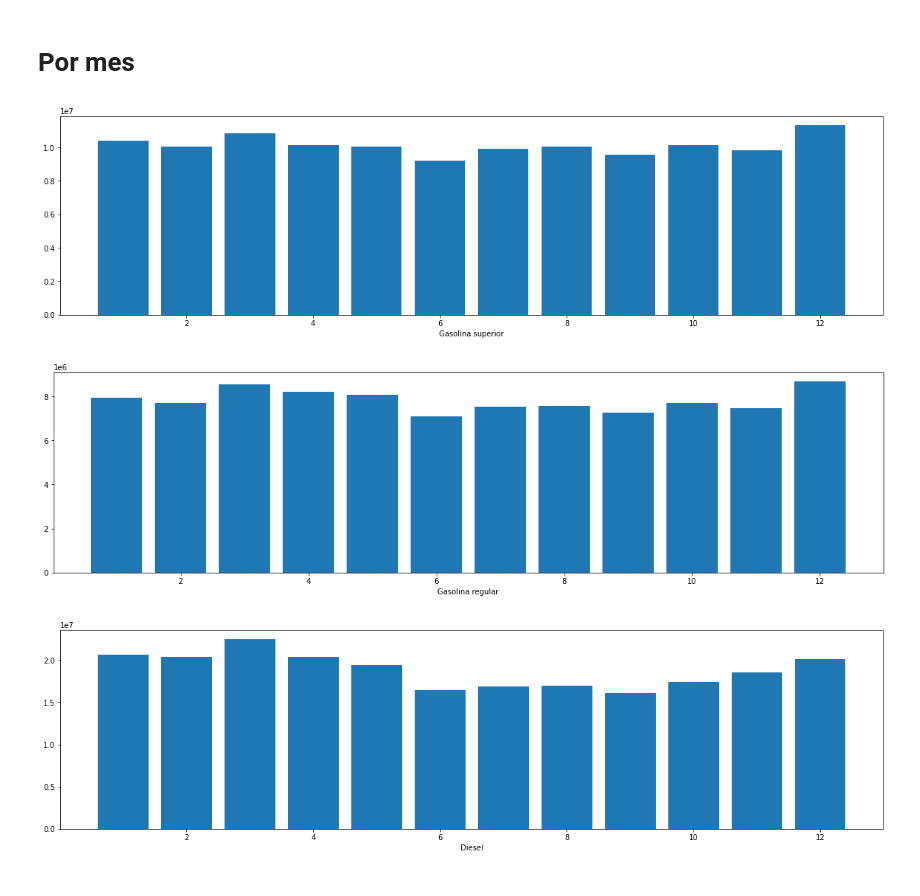
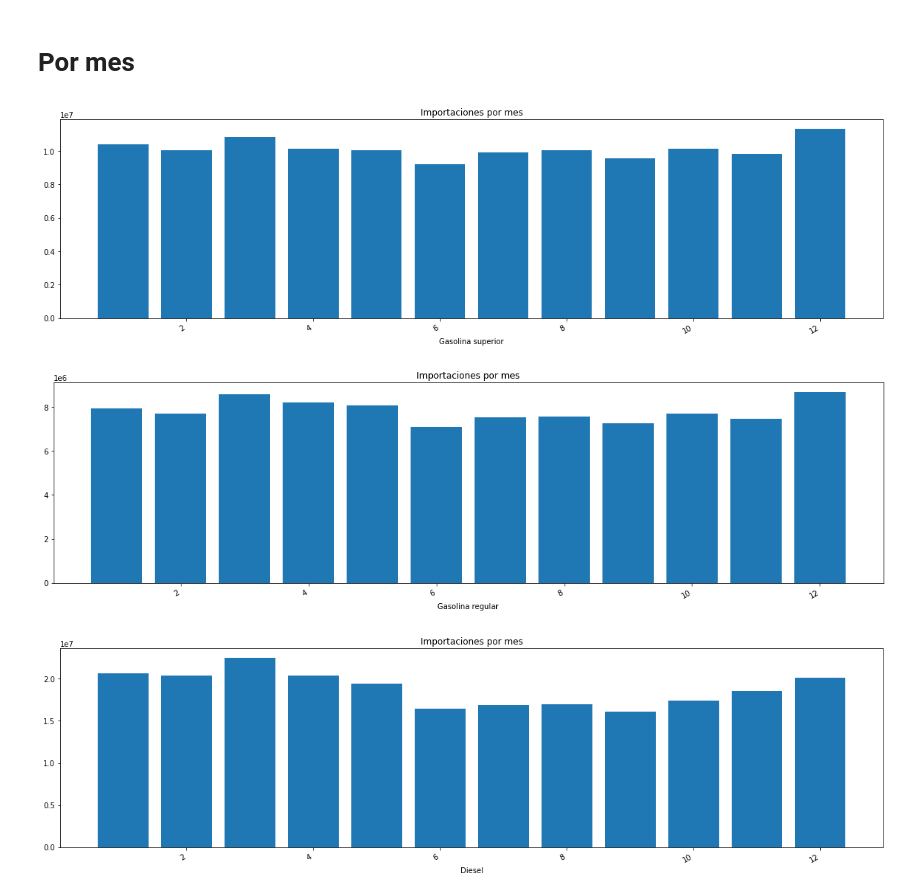
Before and after one commit to andreamalin/HDT2_DS, a Jupyter notebook: main.ipynb, the cells around one changed output. Cells and saved outputs as stored; diff of their text form; code cells hidden in the pictures.

```diff
--- a/main.ipynb
+++ b/main.ipynb
@@ -59,9 +63,10 @@ for gas in quant_vars:
     x = df['Fecha']
     y = df[gas]
 
+    plt.title("Importaciones 2000-2022")
     # beautify the x-labels
     plt.gcf().autofmt_xdate()
-    plt.xlabel('Gasolina superior')
+    plt.xlabel(gas)
 
 
     plt.plot(x, y)
@@ -78,18 +83,20 @@ dfPerMonth = dfPerMonth.sum()
 # %%
 plt.rcParams["figure.figsize"] = (20,5.5)
 
 for gas in quant_vars:
     x = dfPerMonth.index
     y = dfPerMonth[gas]
 
+
+    plt.title("Importaciones por mes")
     # beautify the x-labels
     plt.gcf().autofmt_xdate()
     plt.xlabel(gas)
 
 
     plt.bar(x, y)
     plt.show()
 # %% [output]
-[figure, old version]
+[figure, new version]
-[figure, old version]
+[figure, new version]
-[figure, old version]
+[figure, new version]
```
Also changed, not shown: parts of 4 cells of this notebook.
